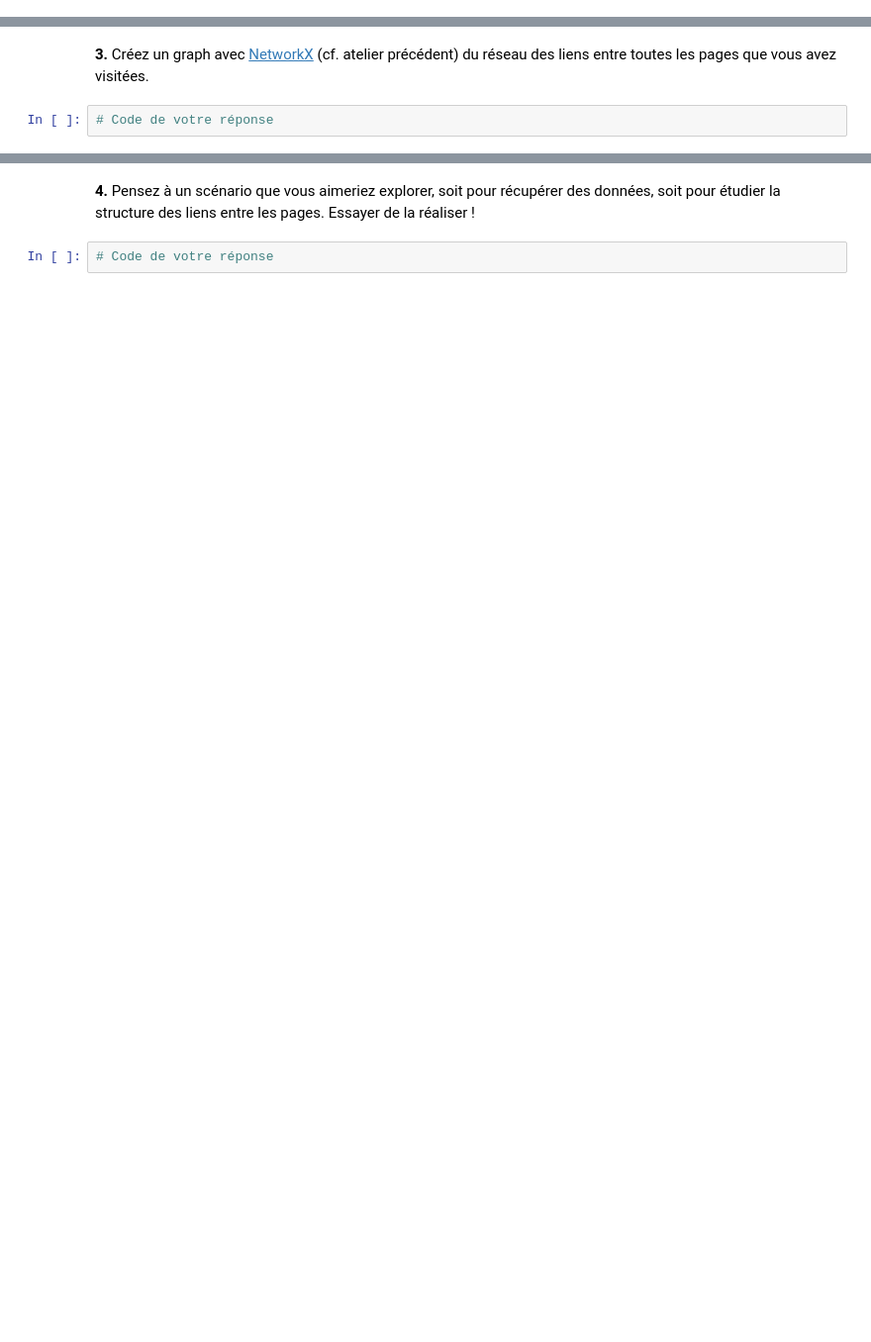
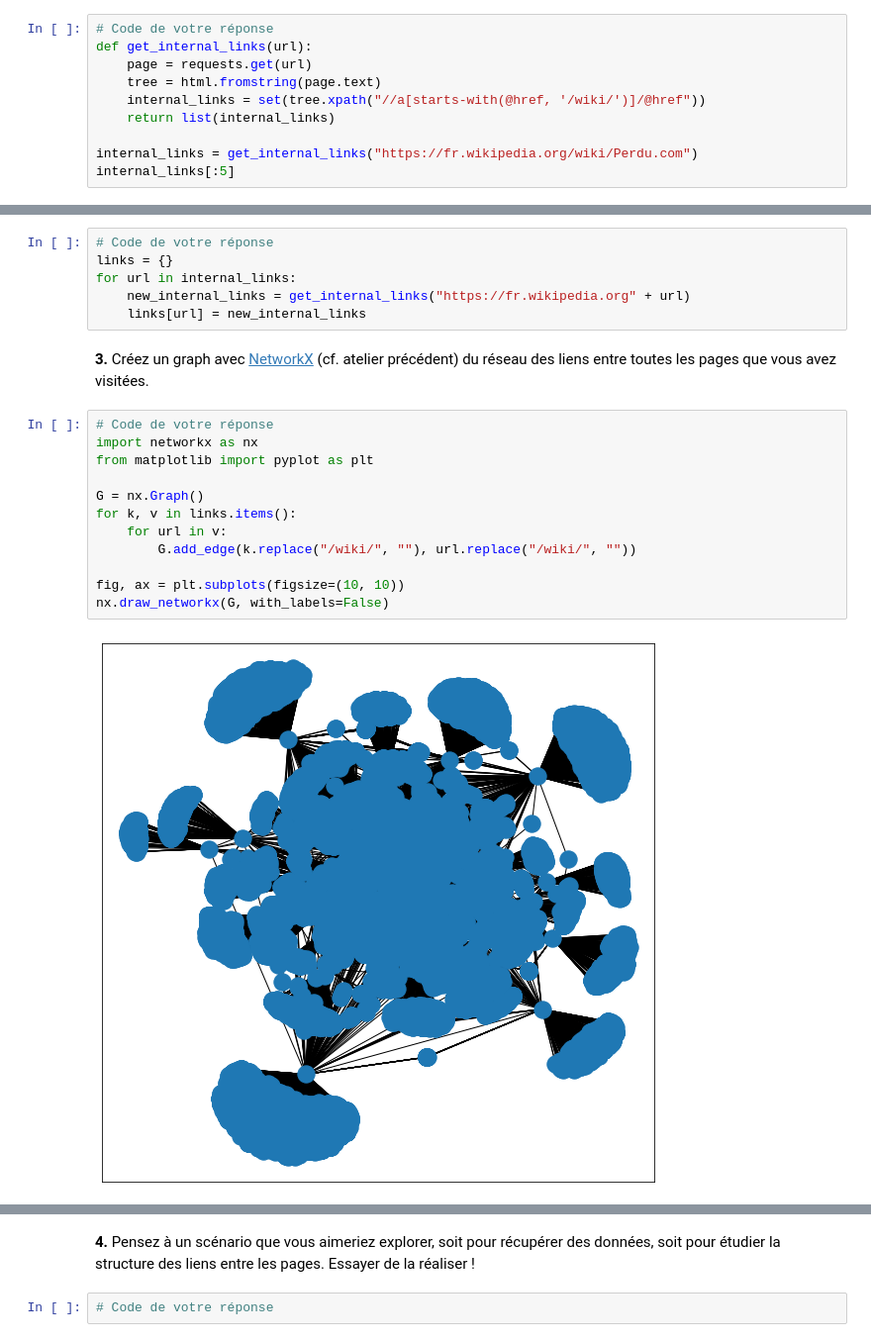
Before and after one commit to mazieres/explo-shs-python, a Jupyter notebook: materiel/introduction_recolte_donnees_avec_python.ipynb, the cells around one changed output, grey strips where cells are left out. Shown: that part at 99% size. Saved outputs shown, nothing was run; the diff lists cells and outputs as text; blank space fills up the shorter version.

```diff
--- a/materiel/introduction_recolte_donnees_avec_python.ipynb
+++ b/materiel/introduction_recolte_donnees_avec_python.ipynb
@@ -121,0 +120,10 @@ Le langage de requête XPATH possède tout un tas de fonctions qui permettent de
+# %%
+# Code de votre réponse
+def get_internal_links(url):
+    page = requests.get(url)
+    tree = html.fromstring(page.text)
+    internal_links = set(tree.xpath("//a[starts-with(@href, '/wiki/')]/@href"))
+    return list(internal_links)
+
+internal_links = get_internal_links("https://fr.wikipedia.org/wiki/Perdu.com")
+internal_links[:5]
@@ -126,4 +138,22 @@ Le langage de requête XPATH possède tout un tas de fonctions qui permettent de
+# %%
+# Code de votre réponse
+links = {}
+for url in internal_links:
+    new_internal_links = get_internal_links("https://fr.wikipedia.org" + url)
+    links[url] = new_internal_links
 # %% [markdown]
 **3.** Créez un graph avec [NetworkX](https://networkx.github.io/) (cf. atelier précédent) du réseau des liens entre toutes les pages que vous avez visitées.
-# %%
-# Code de votre réponse
+# %%
+# Code de votre réponse
+import networkx as nx
+from matplotlib import pyplot as plt
+
+G = nx.Graph()
+for k, v in links.items():
+    for url in v:
+        G.add_edge(k.replace("/wiki/", ""), url.replace("/wiki/", ""))
+
+fig, ax = plt.subplots(figsize=(10, 10))
+nx.draw_networkx(G, with_labels=False)
+# %% [output]
+[figure, added]
```
Also changed, not shown: parts of 5 cells of this notebook.
